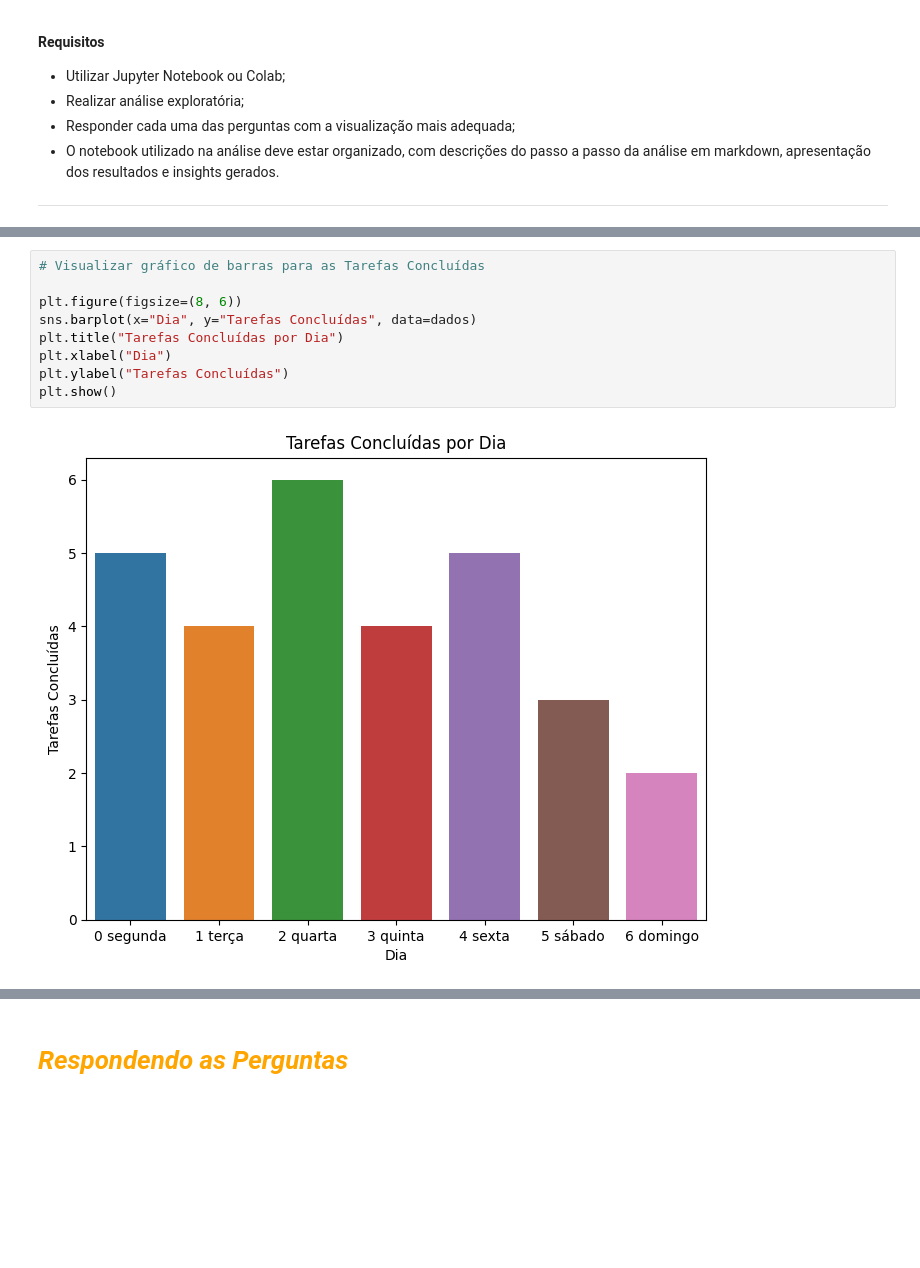
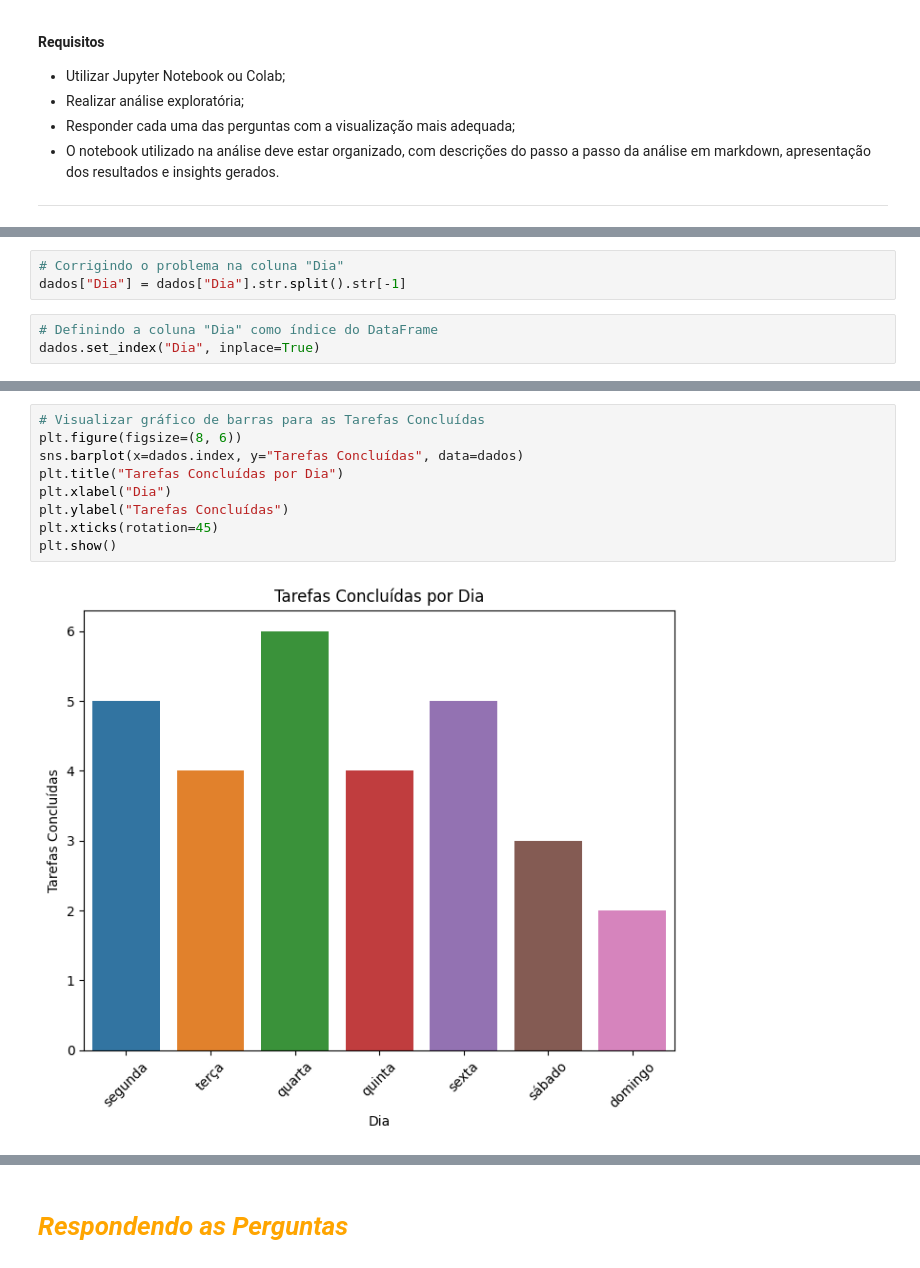
Before and after one commit to julianapvh/projeto_individual_modulo_04, a Jupyter notebook: projeto_individual.ipynb, the cells around one changed output, grey strips where cells are left out. Cells and saved outputs as stored; diff of their text form; blank space fills up the shorter version.

```diff
--- a/projeto_individual.ipynb
+++ b/projeto_individual.ipynb
@@ -46 +43,7 @@ dados = pd.read_csv(url)
+# %%
+# Corrigindo o problema na coluna "Dia"
+dados["Dia"] = dados["Dia"].str.split().str[-1]
+# %%
+# Definindo a coluna "Dia" como índice do DataFrame
+dados.set_index("Dia", inplace=True)
 # %%
@@ -124,11 +114,11 @@ plt.show()
 # %%
 # Visualizar gráfico de barras para as Tarefas Concluídas
-
 plt.figure(figsize=(8, 6))
-sns.barplot(x="Dia", y="Tarefas Concluídas", data=dados)
+sns.barplot(x=dados.index, y="Tarefas Concluídas", data=dados)
 plt.title("Tarefas Concluídas por Dia")
 plt.xlabel("Dia")
 plt.ylabel("Tarefas Concluídas")
+plt.xticks(rotation=45)
 plt.show()
 # %% [output]
-[figure, old version]
+[figure, new version]
```
Also changed, not shown: parts of 14 cells of this notebook.
